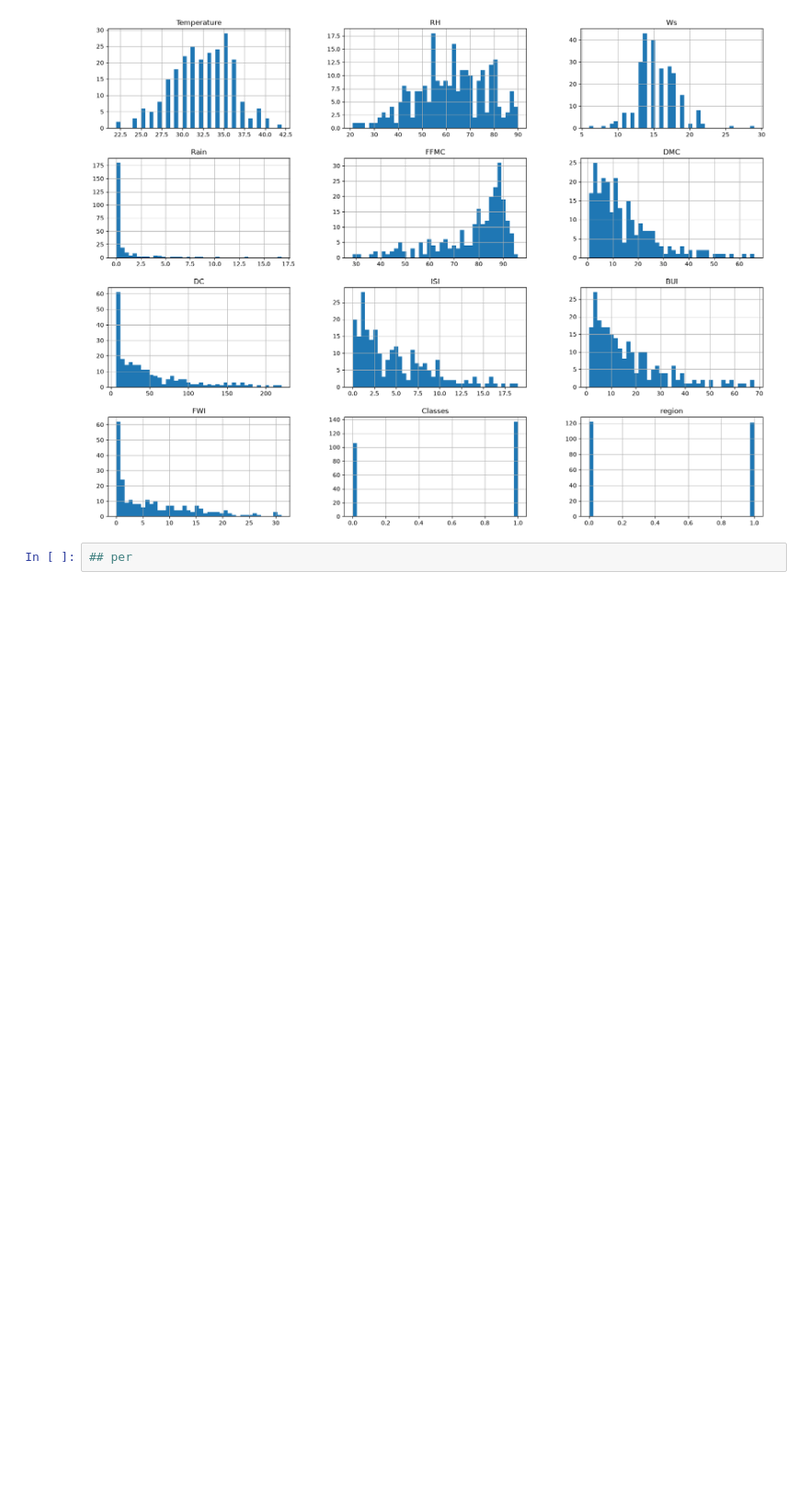
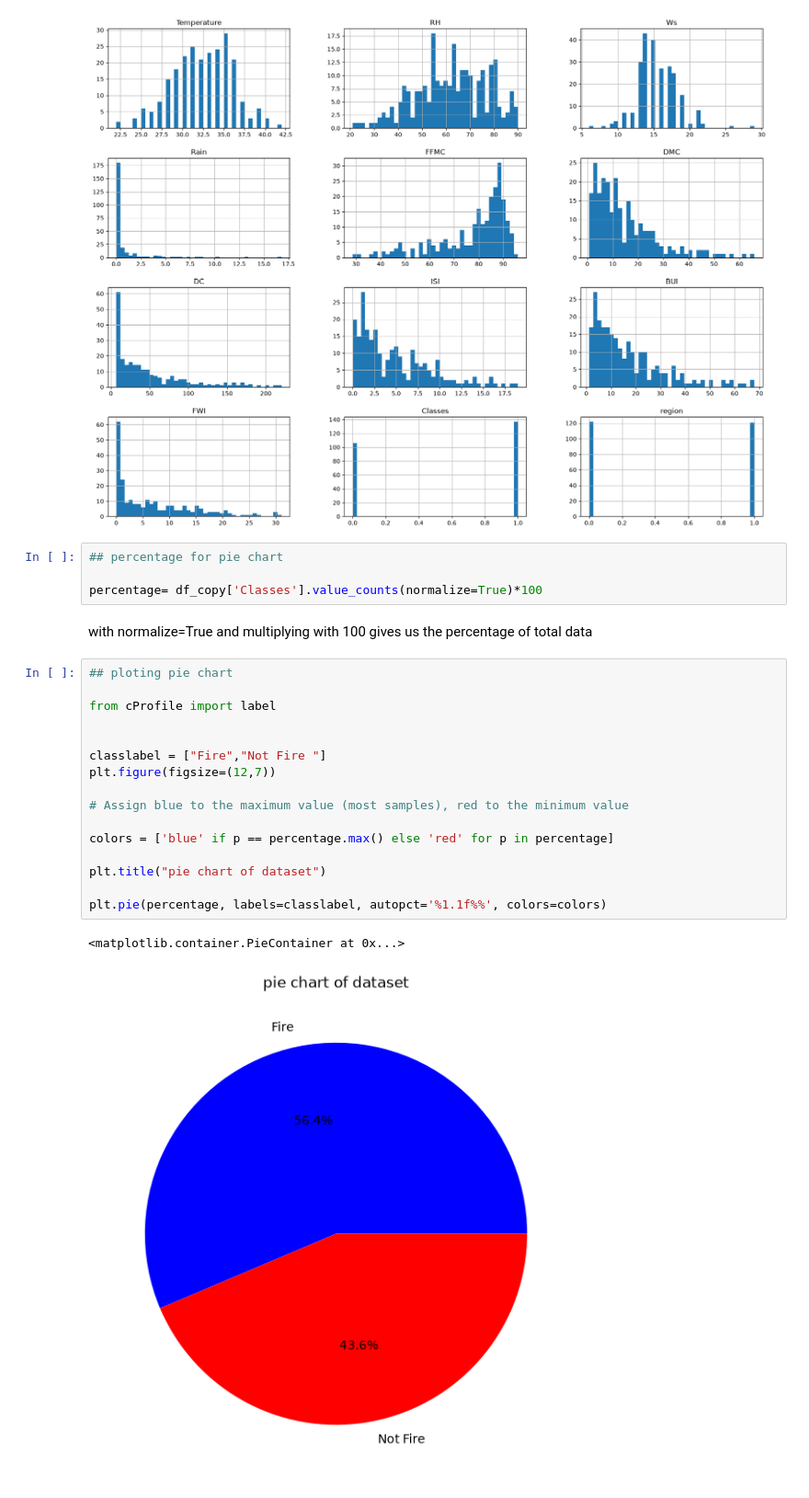
Before and after one commit to Rabiya-gull/Regression-data-analyzation, a Jupyter notebook: ridge_lasso.ipynb, the cells around one changed output. Shown at 92% size. Drawn from its saved outputs; the diff is of its cells as text; blank space fills up the shorter version.

Commit message:
analyzing and ploting graphs of fire data in two regions

```diff
--- a/ridge_lasso.ipynb
+++ b/ridge_lasso.ipynb
@@ -322,4 +322,27 @@ plt.show()
 # %% [output]
 [figure]
 # %%
-## per
+## percentage for pie chart
+
+percentage= df_copy['Classes'].value_counts(normalize=True)*100
+# %% [markdown]
+with normalize=True and multiplying with 100 gives us the percentage of total data
+# %%
+## ploting pie chart
+
+from cProfile import label
+
+
+classlabel = ["Fire","Not Fire "]
+plt.figure(figsize=(12,7))
+
+# Assign blue to the maximum value (most samples), red to the minimum value
+
+colors = ['blue' if p == percentage.max() else 'red' for p in percentage]
+
+plt.title("pie chart of dataset")
+
+plt.pie(percentage, labels=classlabel, autopct='%1.1f%%', colors=colors)
+# %% [output]
+<matplotlib.container.PieContainer at 0x...>
+[figure, added]
```
Also changed, not shown: parts of 10 cells of this notebook, 2 other files.
